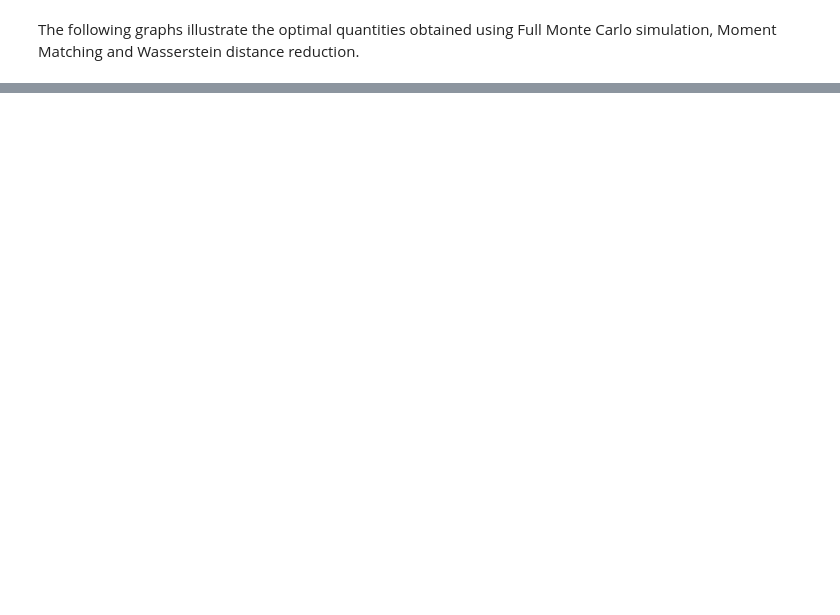
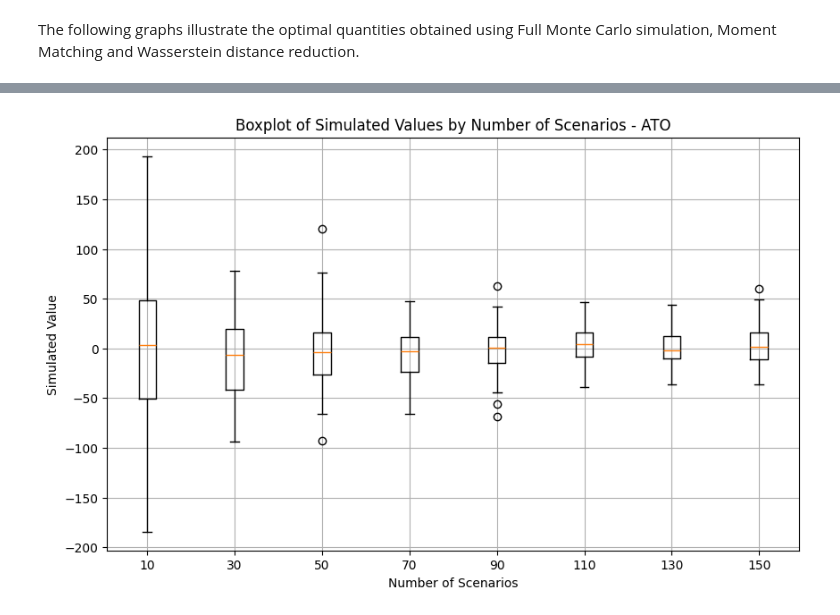
Before and after one commit to elenabongiovanni/assignmentStochastic, a Jupyter notebook: result/plots.ipynb, the cells around one changed output, grey strips where cells are left out. Saved outputs shown, nothing was run; the diff lists cells and outputs as text; code cells hidden in the pictures; blank space fills up the shorter version.

```diff
--- a/result/plots.ipynb
+++ b/result/plots.ipynb
@@ -155,0 +154,19 @@ NameError: name 'ci_lowers' is not defined
+# %%
+n_scenarios = [item['n_scenarios'] for item in results_ato_stability]
+mu = [item['mu'] for item in results_ato_stability]
+sigma = [item['devstd'] for item in results_ato_stability]
+
+all_simulated_values = []
+for m, s in zip(mu, sigma):
+    values = np.random.normal(loc=m, scale=s, size=100)
+    all_simulated_values.append(values)
+plt.figure(figsize=(10,6))
+plt.boxplot(all_simulated_values, positions=n_scenarios, widths=4)
+
+plt.xlabel('Number of Scenarios')
+plt.ylabel('Simulated Value')
+plt.title('Boxplot of Simulated Values by Number of Scenarios - ATO')
+plt.grid(True)
+plt.show()
+# %% [output]
+[figure, added]
```
Also changed, not shown: parts of 14 cells of this notebook, 29 other files.
